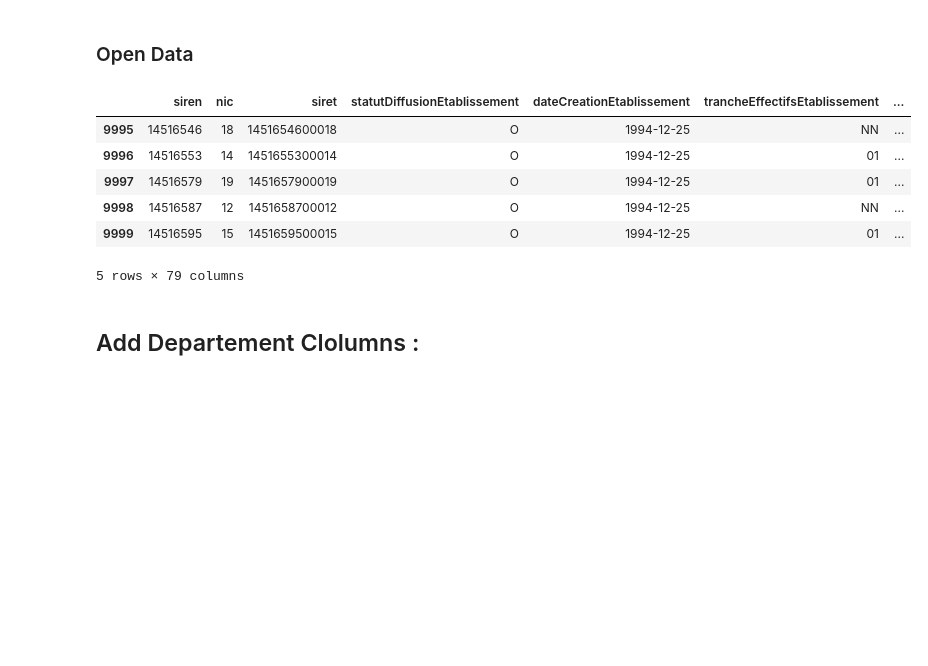
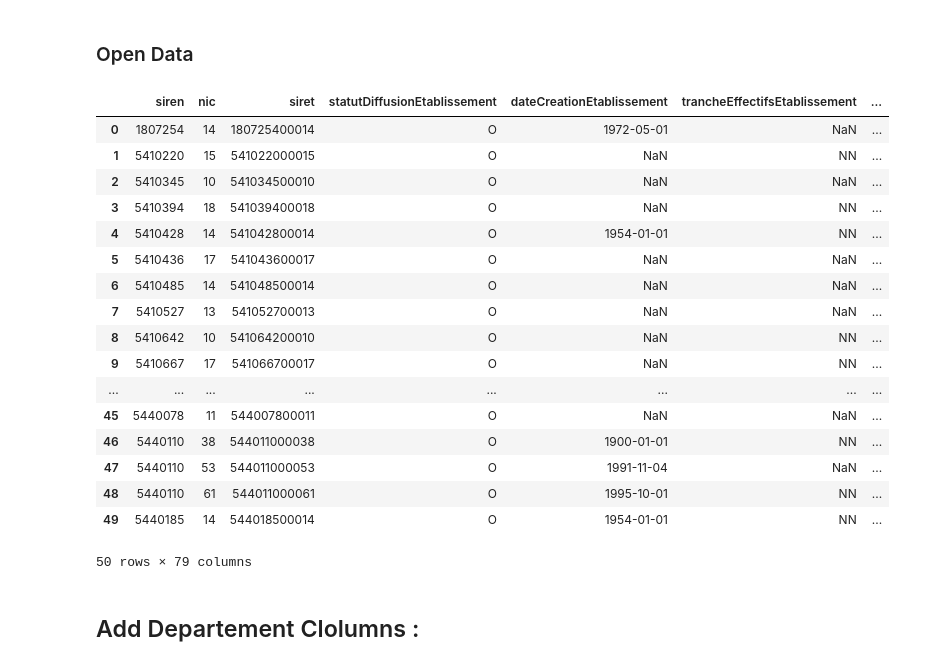
Before and after one commit to morel-hugo/SIREN-SIRET, a Jupyter notebook: import_data.ipynb, the cells around one changed output. Cells and saved outputs as stored; diff of their text form; code cells hidden in the pictures; blank space fills up the shorter version.

```diff
--- a/import_data.ipynb
+++ b/import_data.ipynb
@@ -46,15 +46,26 @@ with open('data.csv', 'w') as csvfile:
 ### Open Data
 # %%
 df = pd.read_csv('data.csv')
-df.tail()
+df.head(50)
 # %% [output]
 |  | siren | nic | siret | statutDiffusionEtablissement | dateCreationEtablissement | trancheEffectifsEtablissement | ... |
-| 9995 | 14516546 | 18 | 1451654600018 | O | 1994-12-25 | NN | ... |
-| 9996 | 14516553 | 14 | 1451655300014 | O | 1994-12-25 | 01 | ... |
-| 9997 | 14516579 | 19 | 1451657900019 | O | 1994-12-25 | 01 | ... |
-| 9998 | 14516587 | 12 | 1451658700012 | O | 1994-12-25 | NN | ... |
-| 9999 | 14516595 | 15 | 1451659500015 | O | 1994-12-25 | 01 | ... |
+| 0 | 1807254 | 14 | 180725400014 | O | 1972-05-01 | NaN | ... |
+| 1 | 5410220 | 15 | 541022000015 | O | NaN | NN | ... |
+| 2 | 5410345 | 10 | 541034500010 | O | NaN | NaN | ... |
+| 3 | 5410394 | 18 | 541039400018 | O | NaN | NN | ... |
+| 4 | 5410428 | 14 | 541042800014 | O | 1954-01-01 | NN | ... |
+| 5 | 5410436 | 17 | 541043600017 | O | NaN | NaN | ... |
+| 6 | 5410485 | 14 | 541048500014 | O | NaN | NaN | ... |
+| 7 | 5410527 | 13 | 541052700013 | O | NaN | NaN | ... |
+| 8 | 5410642 | 10 | 541064200010 | O | NaN | NN | ... |
+| 9 | 5410667 | 17 | 541066700017 | O | NaN | NN | ... |
+| ... | ... | ... | ... | ... | ... | ... | ... |
+| 45 | 5440078 | 11 | 544007800011 | O | NaN | NaN | ... |
+| 46 | 5440110 | 38 | 544011000038 | O | 1900-01-01 | NN | ... |
+| 47 | 5440110 | 53 | 544011000053 | O | 1991-11-04 | NaN | ... |
+| 48 | 5440110 | 61 | 544011000061 | O | 1995-10-01 | NN | ... |
+| 49 | 5440185 | 14 | 544018500014 | O | 1954-01-01 | NN | ... |
-5 rows × 79 columns
+50 rows × 79 columns
 # %% [markdown]
 ## Add Departement Clolumns :
 # %% [markdown]
```
Also changed, not shown: parts of 2 cells of this notebook.
